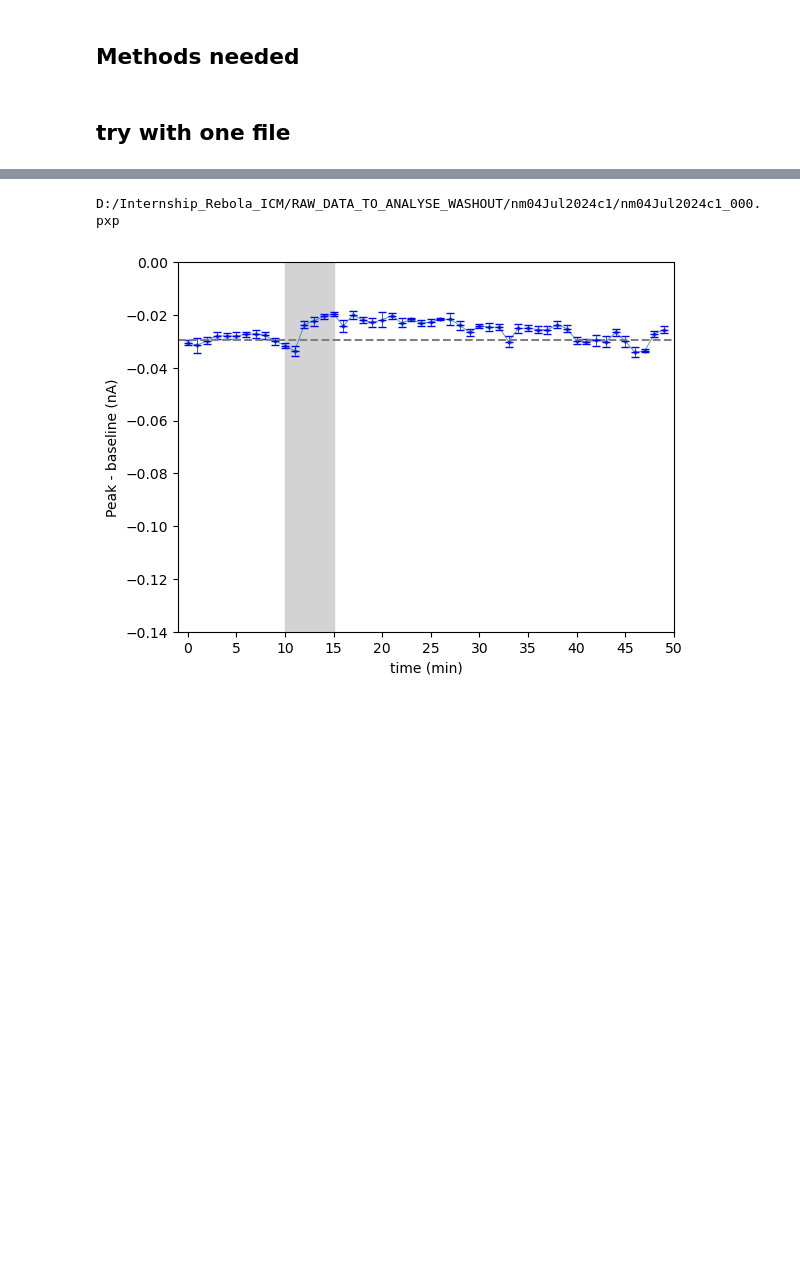
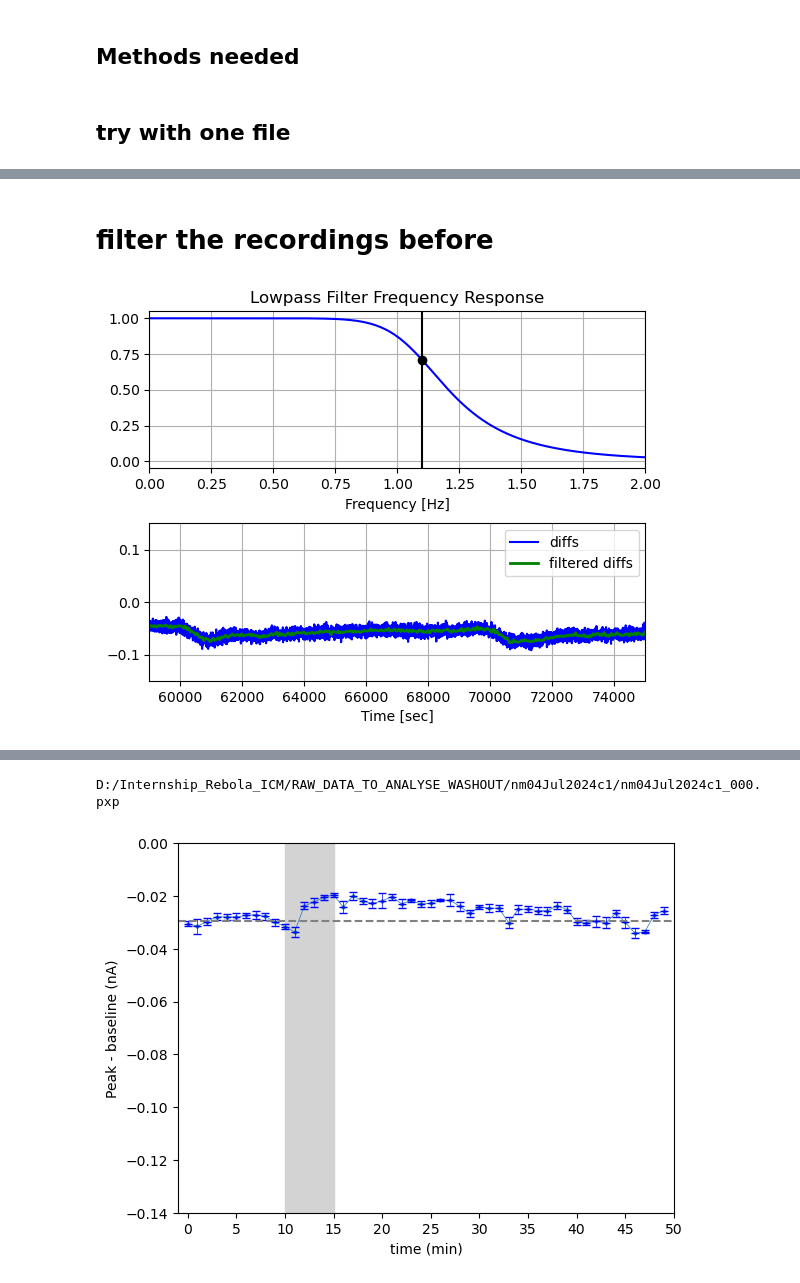
Before and after one commit to LauraGonzalez2000/Intracellular_recording, a Jupyter notebook: src/washout_experiment.ipynb, the cells around one changed output, grey strips where cells are left out. Cells and saved outputs as stored; diff of their text form; code cells hidden in the pictures; blank space fills up the shorter version.

Commit message:
update to filter data

```diff
--- a/src/washout_experiment.ipynb
+++ b/src/washout_experiment.ipynb
@@ -242,0 +222,63 @@ noises [0.005493, 0.0053, 0.005424, 0.005444, 0.005375, 0.005276, 0.00541, 0.005
+# %% [markdown]
+# filter the recordings before
+# %%
+
+from scipy.signal import butter, lfilter, freqz
+
+
+
+def butter_lowpass(cutoff, fs, order=5):
+    return butter(order, cutoff, fs=fs, btype='low', analog=False)
+
+def butter_lowpass_filter(data, cutoff, fs, order=5):
+    b, a = butter_lowpass(cutoff, fs, order=order)
+    y = lfilter(b, a, data)
+    return y
+
+# Filter requirements.
+order = 6
+fs = 100.0       # sample rate, Hz
+cutoff = 1.1  # desired cutoff frequency of the filter, Hz
+
+# Get the filter coefficients so we can check its frequency response.
+b, a = butter_lowpass(cutoff, fs, order)
+
+# Plot the frequency response.
+w, h = freqz(b, a, fs=fs, worN=8000)
+plt.subplot(2, 1, 1)
+plt.plot(w, np.abs(h), 'b')
+plt.plot(cutoff, 0.5*np.sqrt(2), 'ko')
+plt.axvline(cutoff, color='k')
+plt.xlim(0, 2)
+plt.title("Lowpass Filter Frequency Response")
+plt.xlabel('Frequency [Hz]')
+plt.grid()
+
+# Demonstrate the use of the filter.
+
+data_recording = np.concatenate((recordings[13][:59999], recordings[13][60060:69999],recordings[13][70060:]))
+filt_recording = butter_lowpass_filter(data_recording, cutoff, fs, order)
+plt.subplot(2, 1, 2)
+plt.plot(data_recording, 'b-', label='diffs')
+plt.plot(filt_recording, 'g-', linewidth=2, label='filtered diffs')
+plt.xlabel('Time [sec]')
+plt.xlim(59000,75000)
+plt.ylim(-0.15, 0.15)
+plt.grid()
+plt.legend()
+
+'''
+data_noise = noises
+filt_noise = butter_lowpass_filter(data_noise, cutoff, fs, order)
+plt.subplot(3, 1, 3)
+plt.plot(data_noise, 'b-', label='noise')
+plt.plot(filt_noise, 'g-', linewidth=2, label='filtered noise')
+plt.xlabel('Time [sec]')
+plt.grid()
+plt.legend()
+'''
+
+plt.subplots_adjust(hspace=0.35)
+plt.show()
+# %% [output]
+[figure, added]
```
Also changed, not shown: parts of 4 cells of this notebook, 4 other files.
